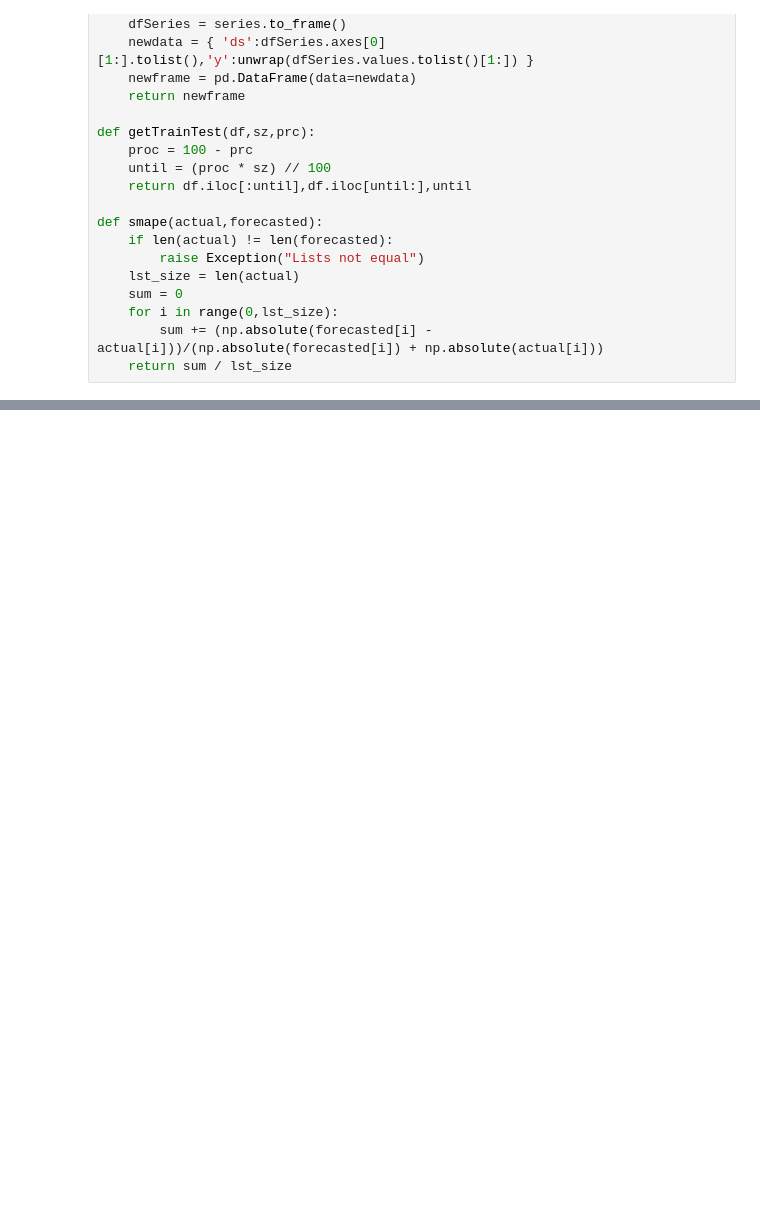
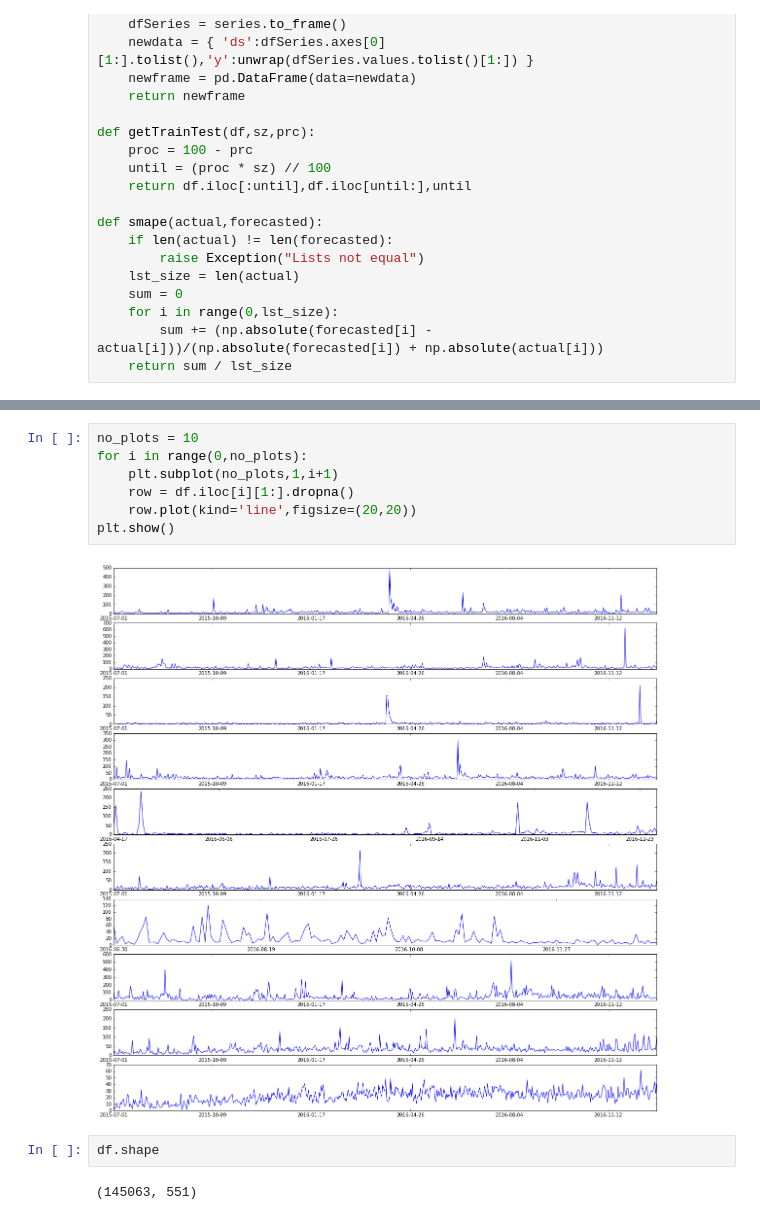
Before and after one commit to BereczkiNorbertCristian/Web-Traffic-Time-Series-Forecasting, a Jupyter notebook: ProhpetForAll.ipynb, the cells around one changed output, grey strips where cells are left out. Drawn from its saved outputs; the diff is of its cells as text; blank space fills up the shorter version.

```diff
--- a/ProhpetForAll.ipynb
+++ b/ProhpetForAll.ipynb
@@ -79,0 +111,13 @@ plt.show()
+# %%
+no_plots = 10
+for i in range(0,no_plots):
+    plt.subplot(no_plots,1,i+1)
+    row = df.iloc[i][1:].dropna()
+    row.plot(kind='line',figsize=(20,20))
+plt.show()
+# %% [output]
+[figure, added]
+# %%
+df.shape
+# %% [output]
+(145063, 551)
```
Also changed, not shown: parts of 6 cells of this notebook, 6 other files.
